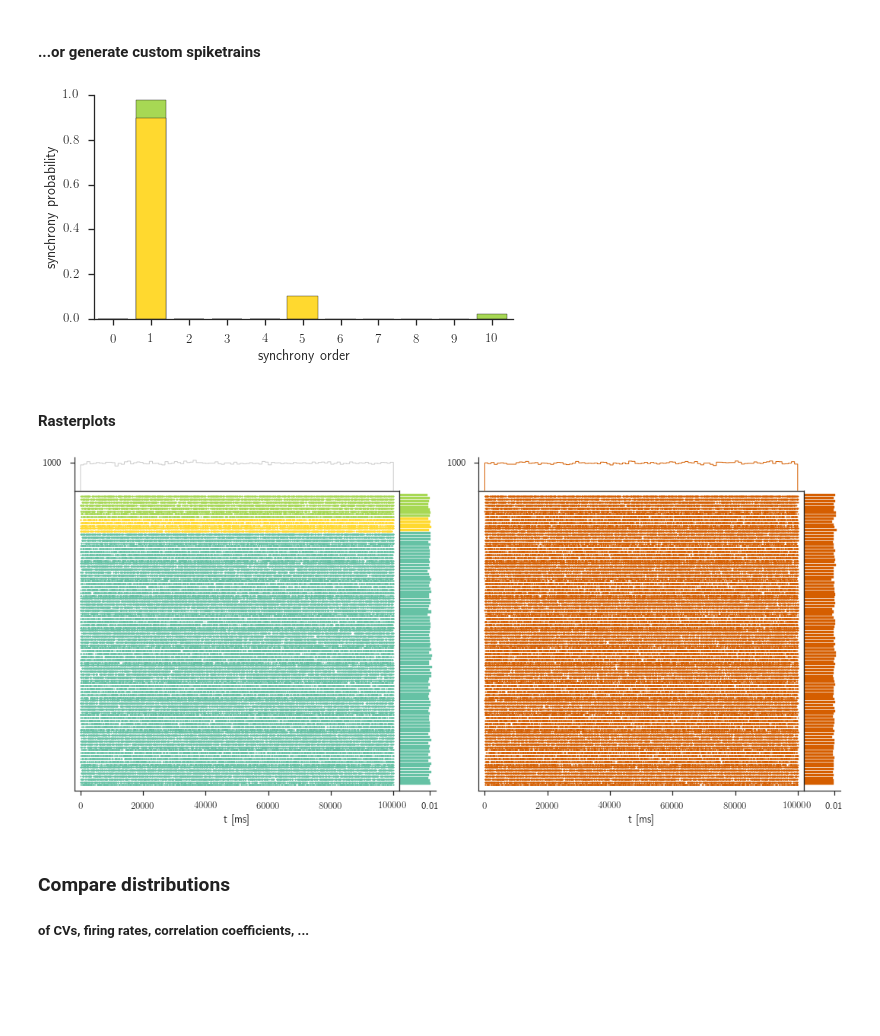
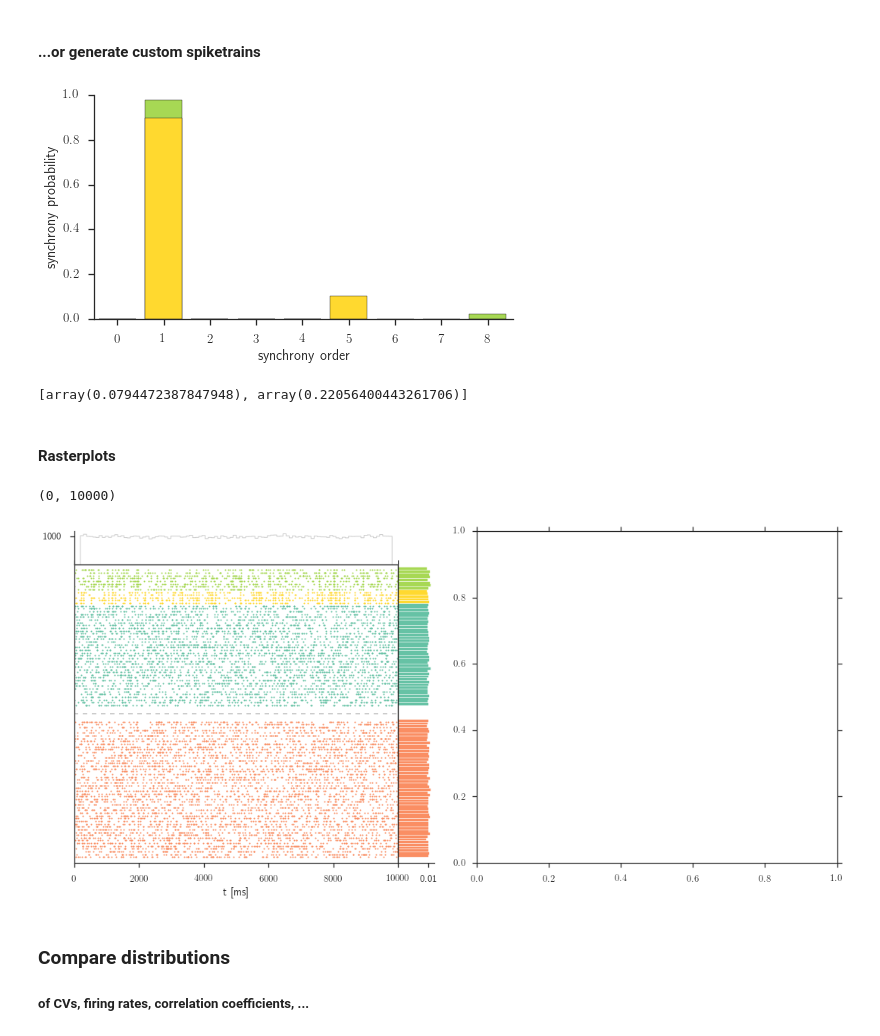
Before and after one commit to rgutzen/ValidationTools, a Jupyter notebook: Validation_Book.ipynb, the cells around one changed output. Drawn from its saved outputs; the diff is of its cells as text; code cells hidden in the pictures; blank space fills up the shorter version.

```diff
--- a/Validation_Book.ipynb
+++ b/Validation_Book.ipynb
@@ -50,17 +48,18 @@ spiketrain_list_2 = testdata.load_data(spinnaker_path, ['spikes_L4'], N)[0][0]
 # %%
 sns.set_context('talk')
 fig, ax = plt.subplots(nrows=1, ncols=1, figsize=(7.5,4))
-ax.bar(np.arange(11)-0.4,[0, .98, 0, 0, 0, 0, 0, 0, 0, 0, 0.02], color=sns.color_palette('Set2')[4])
+ax.bar(np.arange(9)-0.4,[0, .98, 0, 0, 0, 0, 0, 0, 0.02], color=sns.color_palette('Set2')[4])
 ax.bar(np.arange(6)-0.4,[0, .9, 0, 0, 0, 0.1], color=sns.color_palette('Set2')[5])
 # ax.bar([2],[0.05], color=sns.color_palette('Set2')[2], alpha=.5)
-ax.set_xlim(-0.5,10.54)
+ax.set_xlim(-0.5,8.54)
 ax.set_ylim(0, 1)
 ax.set_xlabel('synchrony order')
 ax.set_ylabel('synchrony probability')
-ax.set_xticks(np.arange(11))
+ax.set_xticks(np.arange(9))
 sns.despine()
+# plt.savefig('/home/robin/Sciebo/Poster/images/amplitude_dist.eps')
 # %% [output]
-[figure, old version]
+[figure, new version]
 # %%
 rate = 10*Hz
 T = 100000*ms
@@ -75,14 +74,14 @@ spiketrain_list_1 = testdata.test_data(size=N,
                                        rate=rate,
                                        assembly_sizes=A_size,
                                        method="CPP",
-                                       bkgr_corr=0.0)#,
-                                       #shuffle=False)
+                                       bkgr_corr=0.0,
+                                       shuffle=False)
                                        #shuffle_seed=42)
 
 nbr_of_pairs = [size * (size-1) / 2 for size in A_size]
 pw_synchrony = [testdata.transform_sync_prob(syprob, size, rate, T, B, A_size_1=2)
                 for syprob, size in zip(sync_prob_assembly, A_size)]
-
+print pw_synchrony
 if 2*sum(nbr_of_pairs) > N:
     print "Warning: More than {} neurons needed for equivalence correlations".format(N)
 
@@ -100,20 +99,26 @@ for sts in spiketrain_list_1[:A_size[0]]:
     sts.annotations['assembly']='B'
 for sts in spiketrain_list_1[A_size[0]:sum(A_size)]:
     sts.annotations['assembly']='A'
+for sts in spiketrain_list_2:
+    sts.annotations['assembly']='0'
+# %% [output]
+[array(0.0794472387847948), array(0.22056400443261706)]
 # %% [markdown]
 #### Rasterplots
 # %%
 sns.set(style='ticks', palette='Set2', context='talk')
 fig, ax = plt.subplots(nrows=1, ncols=2, figsize=(15,7))
 fig.tight_layout()
 
-assembly_colors = [sns.color_palette()[0], sns.color_palette()[5], sns.color_palette()[4]]
+assembly_colors = [sns.color_palette()[1],sns.color_palette()[0], sns.color_palette()[5], sns.color_palette()[4]]
 
-__ = vizi.rasterplot(spiketrain_list_1, ax=ax[0], palette=assembly_colors, key_list=['assembly'],
-                     colorkey='assembly', pophist_mode='total', context='talk')
-__ = vizi.rasterplot(spiketrain_list_2, ax=ax[1], palette=(['r']), context='talk')
+__ = vizi.rasterplot([spiketrain_list_2[:50], spiketrain_list_1[:50]], ax=ax[0], palette=assembly_colors, key_list=['assembly'],
+                     colorkey='assembly', pophist_mode='total', context='talk', groupingdepth=1, spacing=5)
+# __ = vizi.rasterplot(spiketrain_list_2, ax=ax[1], palette=(['r']), context='talk')
+ax[0].set_xlim(0,10000)
 # %% [output]
+(0, 10000)
-[figure, old version]
+[figure, new version]
 # %% [markdown]
 ### Compare distributions
 ##### of CVs, firing rates, correlation coefficients, ...
```
Also changed, not shown: parts of 13 cells of this notebook, 6 other files.
